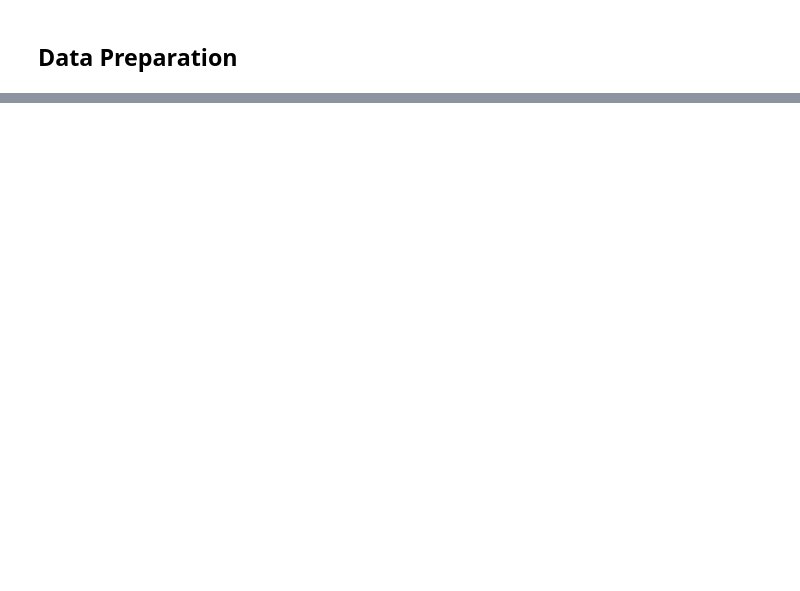
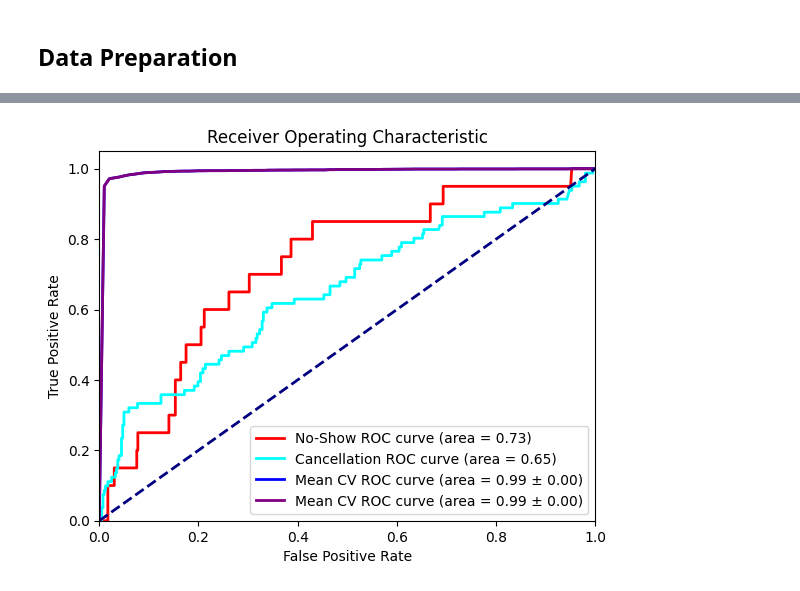
Before and after one commit to heckardkyle/Customer_Insights, a Jupyter notebook: CustomerInsights.ipynb, the cells around one changed output, grey strips where cells are left out. Drawn from its saved outputs; the diff is of its cells as text; code cells hidden in the pictures; blank space fills up the shorter version.

```diff
--- a/CustomerInsights.ipynb
+++ b/CustomerInsights.ipynb
@@ -326,0 +1066,32 @@ del appointmentData['Status']
+# %%
+# %% Cross-validated ROC_Curve
+
+plt.figure()
+
+# Plot No-Show Roc_curve
+fpr, tpr, _ = roc_curve(y_test_n, y_test_proba_n)
+roc_auc = auc(fpr, tpr)
+plt.plot(fpr, tpr, color='red', lw=2, label=f'No-Show ROC curve (area = {roc_auc:.2f})')
+
+# Plot Cancellation Roc_curce
+fpr, tpr, _ = roc_curve(y_test_c, y_test_proba_c)
+roc_auc = auc(fpr, tpr)
+plt.plot(fpr, tpr, color='aqua', lw=2, label=f'Cancellation ROC curve (area = {roc_auc:.2f})')
+
+# Plot Cross-validation Roc_curves
+plt.plot(mean_fpr, mean_tpr_n, color='blue', lw=2, linestyle='-', label=f'Mean CV ROC curve (area = {mean_auc_n:.2f} ± {std_auc_n:.2f})')
+plt.plot(mean_fpr, mean_tpr_c, color='purple', lw=2, linestyle='-', label=f'Mean CV ROC curve (area = {mean_auc_c:.2f} ± {std_auc_c:.2f})')
+
+# Plot line of no-discrimination
+plt.plot([0, 1], [0, 1], color='navy', lw=2, linestyle='--')
+
+# build plot
+plt.xlim([0.0, 1.0])
+plt.ylim([0.0, 1.05])
+plt.xlabel('False Positive Rate')
+plt.ylabel('True Positive Rate')
+plt.title('Receiver Operating Characteristic')
+plt.legend(loc='lower right')
+plt.show()
+# %% [output]
+[figure, added]
```
Also changed, not shown: parts of 94 cells of this notebook, 1 other file.
